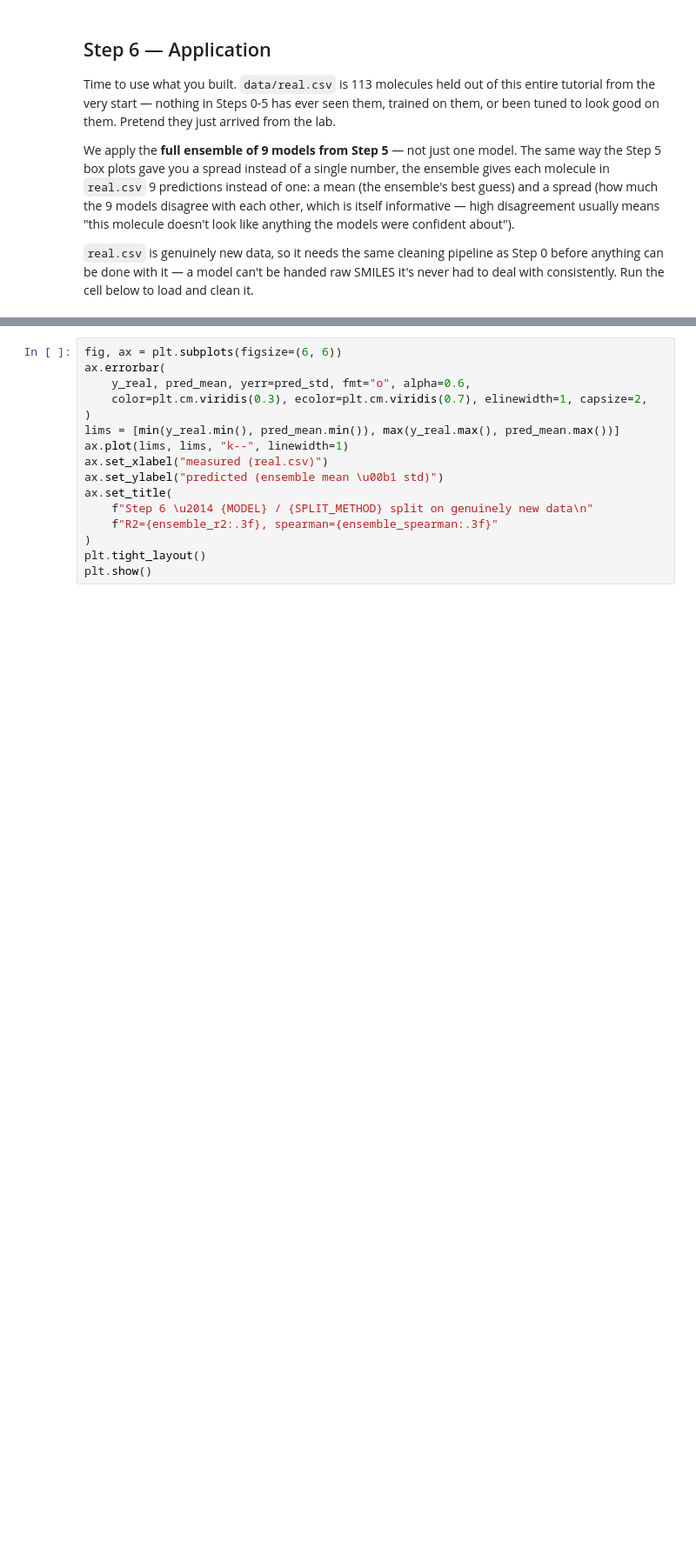
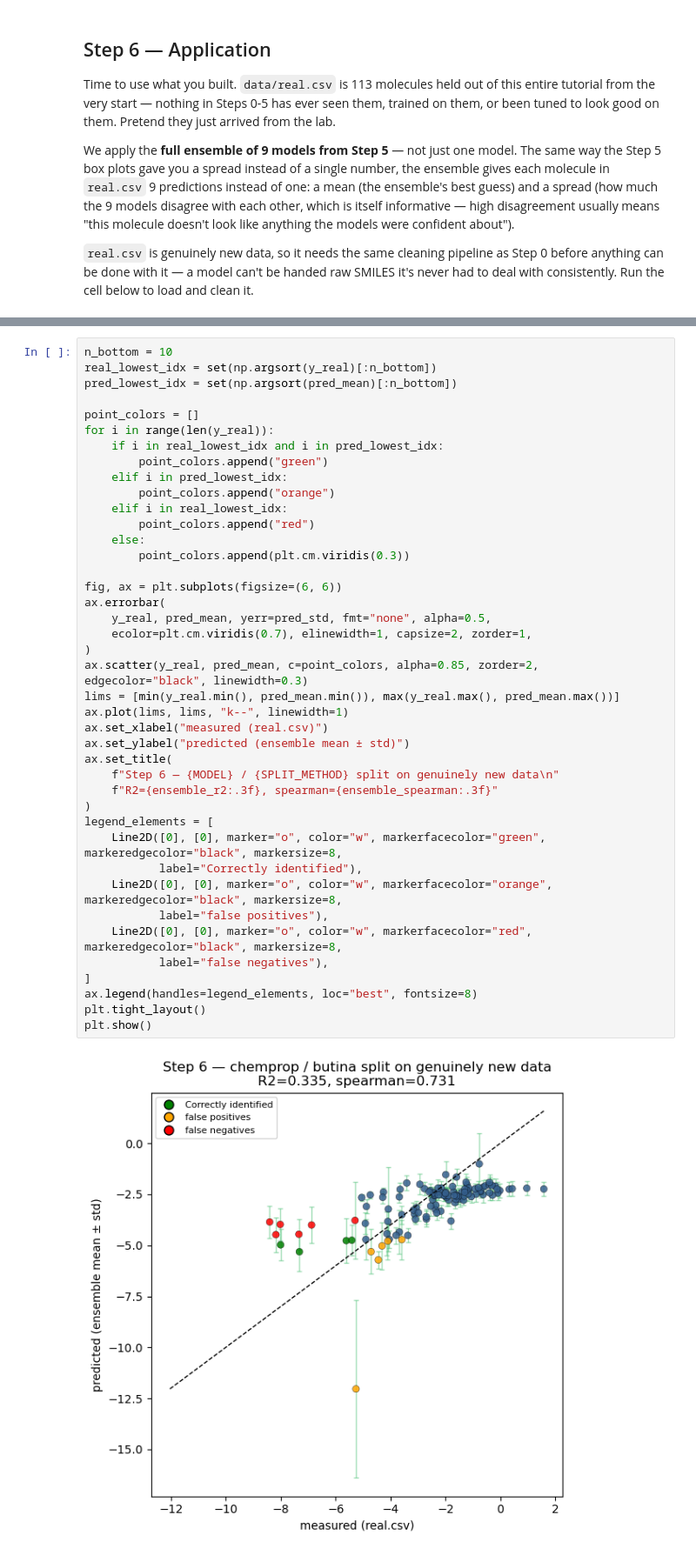
Before and after one commit to Corteswain/AI4molecules-tutorial, a Jupyter notebook: notebooks/AI4molecules_tutorial.ipynb, the cells around one changed output, grey strips where cells are left out. Shown at 87% size. Saved outputs shown, nothing was run; the diff lists cells and outputs as text; blank space fills up the shorter version.

```diff
--- a/notebooks/AI4molecules_tutorial.ipynb
+++ b/notebooks/AI4molecules_tutorial.ipynb
@@ -462,19 +518,46 @@ print(f"Ensemble mean vs. real.csv: R2 = {ensemble_r2:.3f}   spearman = {ensembl
 # %%
+n_bottom = 10
+real_lowest_idx = set(np.argsort(y_real)[:n_bottom])
+pred_lowest_idx = set(np.argsort(pred_mean)[:n_bottom])
+
+point_colors = []
+for i in range(len(y_real)):
+    if i in real_lowest_idx and i in pred_lowest_idx:
+        point_colors.append("green")
+    elif i in pred_lowest_idx:
+        point_colors.append("orange")
+    elif i in real_lowest_idx:
+        point_colors.append("red")
+    else:
+        point_colors.append(plt.cm.viridis(0.3))
+
 fig, ax = plt.subplots(figsize=(6, 6))
 ax.errorbar(
-    y_real, pred_mean, yerr=pred_std, fmt="o", alpha=0.6,
-    color=plt.cm.viridis(0.3), ecolor=plt.cm.viridis(0.7), elinewidth=1, capsize=2,
+    y_real, pred_mean, yerr=pred_std, fmt="none", alpha=0.5,
+    ecolor=plt.cm.viridis(0.7), elinewidth=1, capsize=2, zorder=1,
 )
+ax.scatter(y_real, pred_mean, c=point_colors, alpha=0.85, zorder=2, edgecolor="black", linewidth=0.3)
 lims = [min(y_real.min(), pred_mean.min()), max(y_real.max(), pred_mean.max())]
 ax.plot(lims, lims, "k--", linewidth=1)
 ax.set_xlabel("measured (real.csv)")
-ax.set_ylabel("predicted (ensemble mean \u00b1 std)")
+ax.set_ylabel("predicted (ensemble mean ± std)")
 ax.set_title(
-    f"Step 6 \u2014 {MODEL} / {SPLIT_METHOD} split on genuinely new data\n"
+    f"Step 6 — {MODEL} / {SPLIT_METHOD} split on genuinely new data\n"
     f"R2={ensemble_r2:.3f}, spearman={ensemble_spearman:.3f}"
 )
+legend_elements = [
+    Line2D([0], [0], marker="o", color="w", markerfacecolor="green", markeredgecolor="black", markersize=8,
+           label="Correctly identified"),
+    Line2D([0], [0], marker="o", color="w", markerfacecolor="orange", markeredgecolor="black", markersize=8,
+           label="false positives"),
+    Line2D([0], [0], marker="o", color="w", markerfacecolor="red", markeredgecolor="black", markersize=8,
+           label="false negatives"),
+]
+ax.legend(handles=legend_elements, loc="best", fontsize=8)
 plt.tight_layout()
 plt.show()
+# %% [output]
+[figure, added]
 # %% [markdown]
 **Discuss:**
 - How does this R²/Spearman on `real.csv` compare to the Step 5 box plots? Does it fall inside
```
Also changed, not shown: parts of 19 cells of this notebook, 2 other files.
